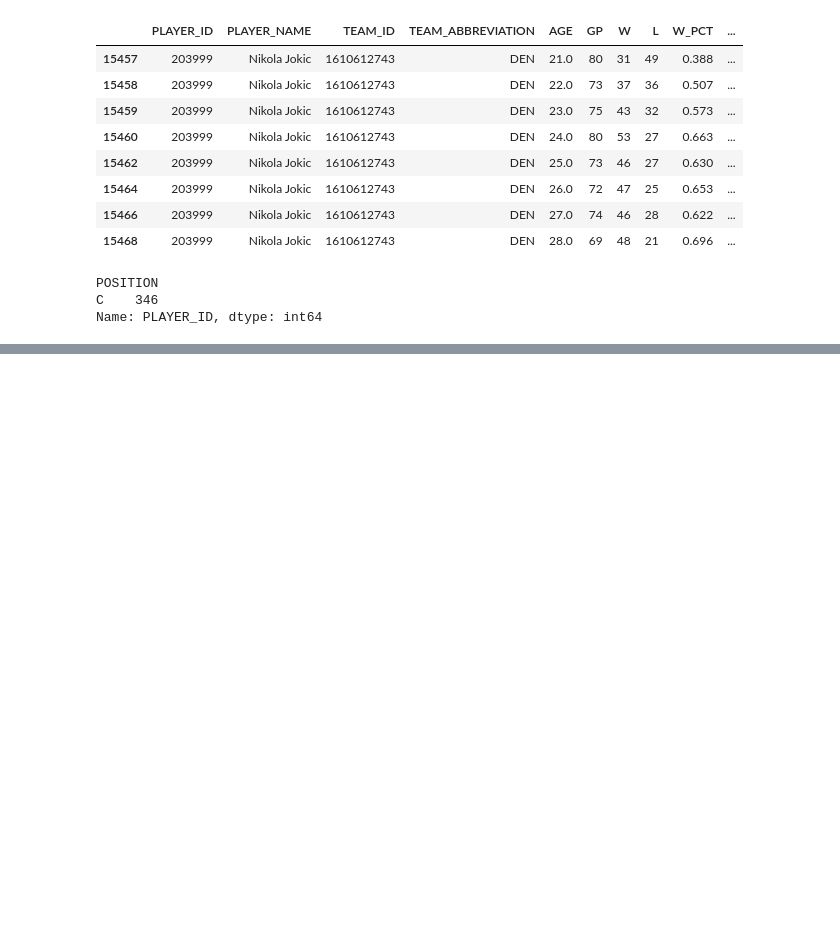
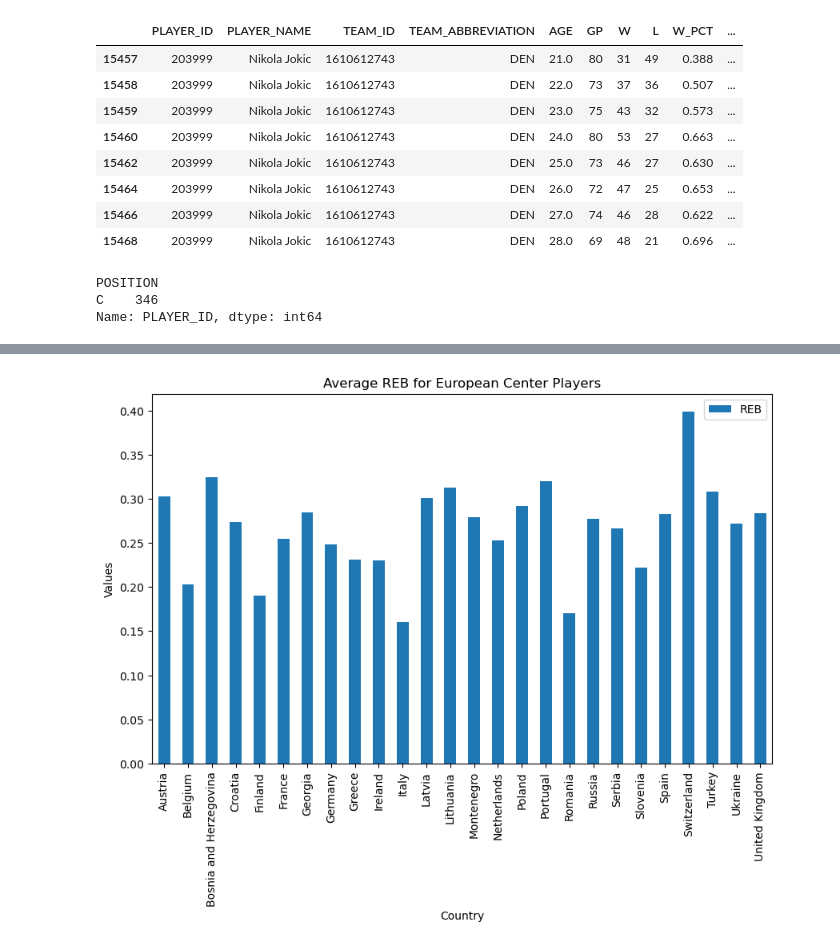
Before and after one commit to NEAT-Scouting-Data-Analytics/NEAT-Scouting-Data-Analytics, a Jupyter notebook: EDA_permin_C_regular.ipynb, the cells around one changed output, grey strips where cells are left out. Drawn from its saved outputs; the diff is of its cells as text; code cells hidden in the pictures; blank space fills up the shorter version.

```diff
--- a/EDA_permin_C_regular.ipynb
+++ b/EDA_permin_C_regular.ipynb
@@ -134,3 +134,31 @@ alt_row = alt.vconcat(*[alt.hconcat(*charts[i:i+4]) for i in range(0, len(charts
 alt_row
 # %% [output]
 [interactive output not drawn]
+# %%
+import matplotlib.pyplot as plt
+import seaborn as sns
+
+# Calculate mean % for three points made for Europeans:
+avg_REB_europe = europe_C_regular.groupby('COUNTRY')['REB'].mean().reset_index()
+# avg_STL_europe = europe_F_regular.groupby('COUNTRY')['STL'].mean().reset_index()
+# avg_FGA_europe = europe_F_regular.groupby('COUNTRY')['FG3A%'].mean().reset_index()
+# avg_AST_europe = europe_F_regular.groupby('COUNTRY')['AST'].mean().reset_index()
+
+# # Merge the two DataFrames
+# merged_df = pd.merge(avg_3p_europe,on='COUNTRY')
+
+# Set 'COUNTRY' as index
+avg_REB_europe.set_index('COUNTRY', inplace=True)
+
+# Plot
+avg_REB_europe.plot(kind='bar', stacked=True, figsize=(10, 6))
+
+# Add labels and title
+plt.xlabel('Country')
+plt.ylabel('Values')
+plt.title('Average REB for European Center Players')
+
+# Show plot
+plt.show()
+# %% [output]
+[figure, added]
```
Also changed, not shown: parts of 5 cells of this notebook, 5 other files.
